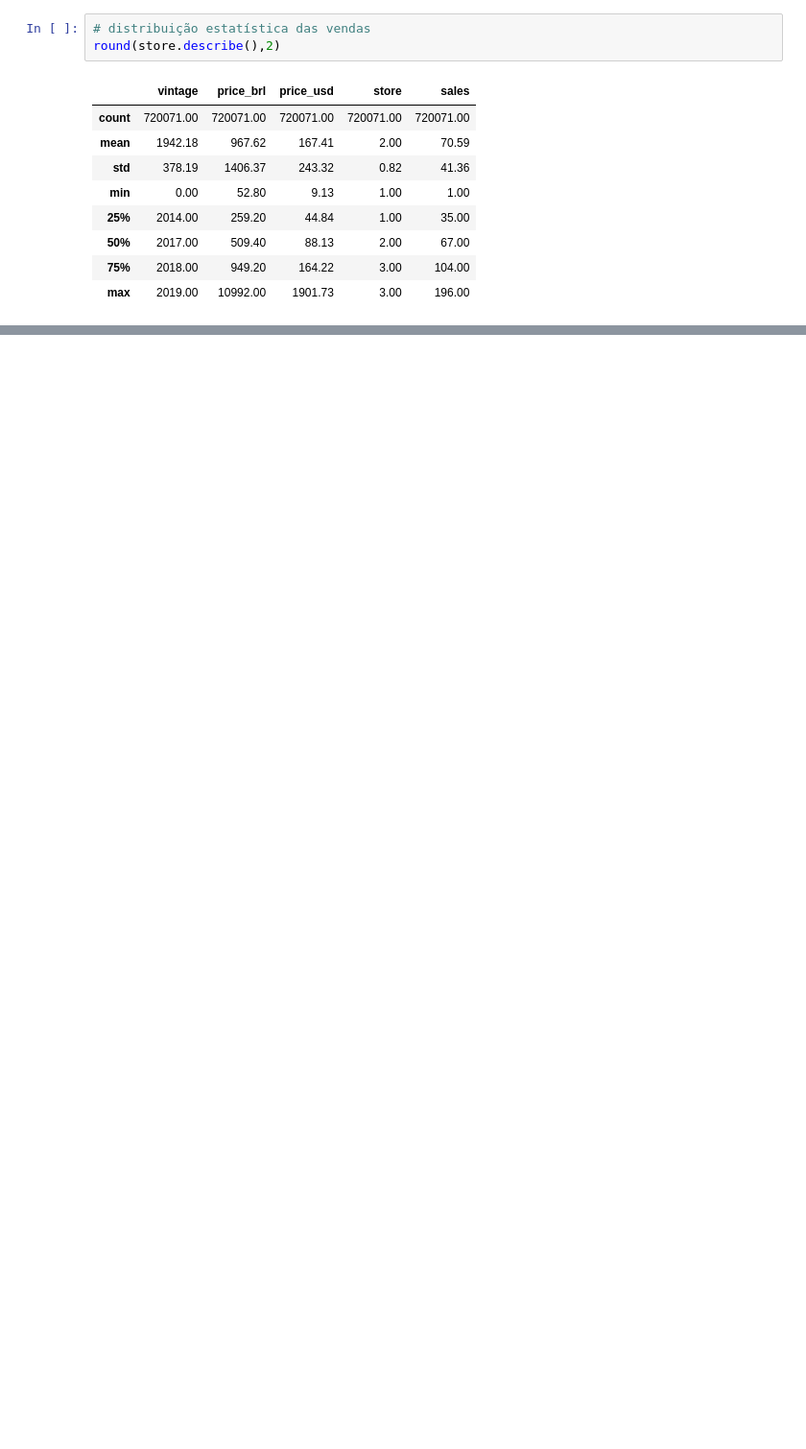
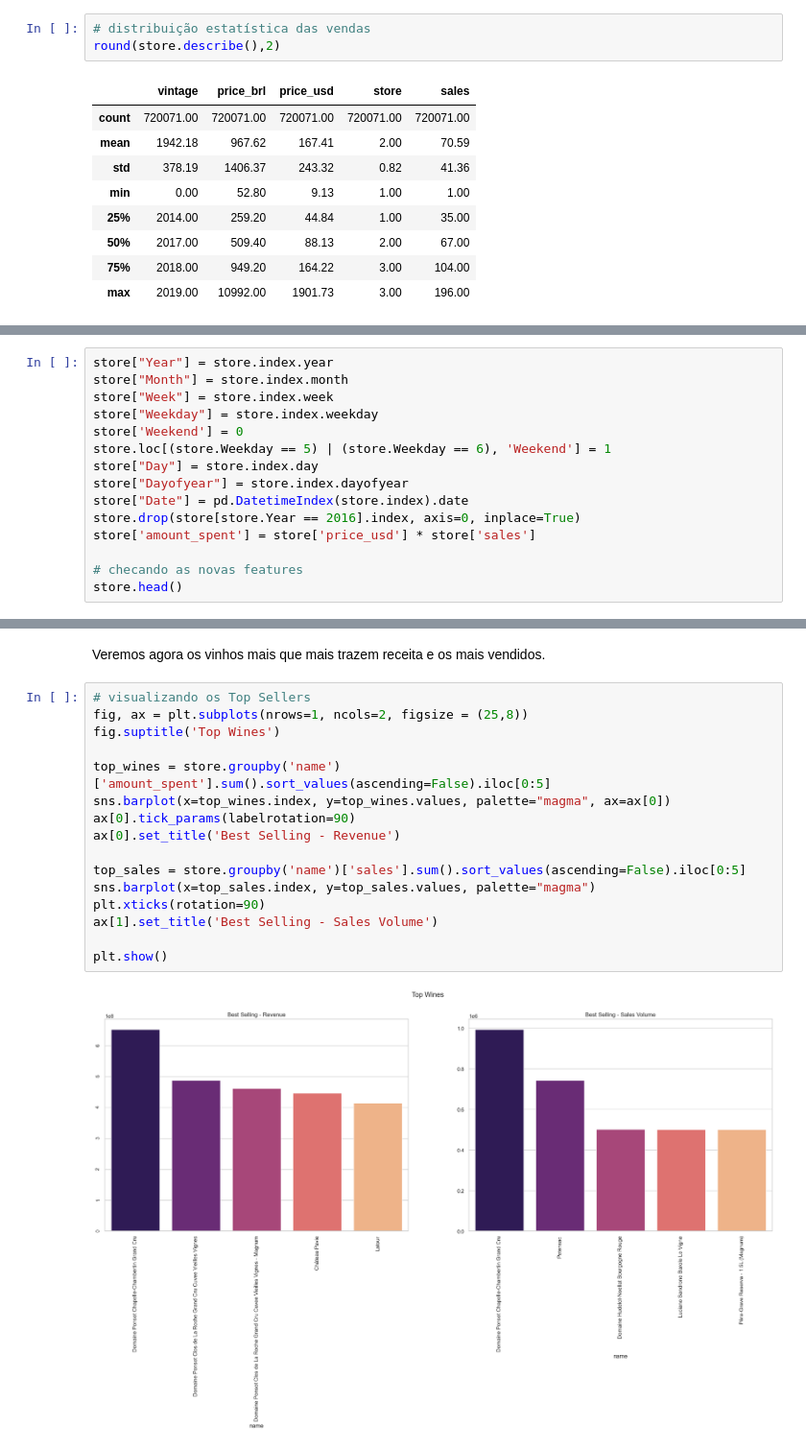
Before and after one commit to danielesantiago/Data-Science, a Jupyter notebook: Análises/Previsão de Demanda de Vinhos com Séries Temporais.ipynb, the cells around one changed output, grey strips where cells are left out. Shown at 96% size. Cells and saved outputs as stored; diff of their text form; blank space fills up the shorter version.

```diff
--- a/Análises/Previsão de Demanda de Vinhos com Séries Temporais.ipynb
+++ b/Análises/Previsão de Demanda de Vinhos com Séries Temporais.ipynb
@@ -379,0 +407,15 @@ round(store.describe(),2)
+# %%
+store["Year"] = store.index.year
+store["Month"] = store.index.month
+store["Week"] = store.index.week
+store["Weekday"] = store.index.weekday
+store['Weekend'] = 0
+store.loc[(store.Weekday == 5) | (store.Weekday == 6), 'Weekend'] = 1
+store["Day"] = store.index.day
+store["Dayofyear"] = store.index.dayofyear
+store["Date"] = pd.DatetimeIndex(store.index).date
+store.drop(store[store.Year == 2016].index, axis=0, inplace=True)
+store['amount_spent'] = store['price_usd'] * store['sales']
+
+# checando as novas features
+store.head()
@@ -379,0 +430,20 @@ round(store.describe(),2)
+# %% [markdown]
+Veremos agora os vinhos mais que mais trazem receita e os mais vendidos.
+# %%
+# visualizando os Top Sellers
+fig, ax = plt.subplots(nrows=1, ncols=2, figsize = (25,8))
+fig.suptitle('Top Wines')
+
+top_wines = store.groupby('name')['amount_spent'].sum().sort_values(ascending=False).iloc[0:5]
+sns.barplot(x=top_wines.index, y=top_wines.values, palette="magma", ax=ax[0])
+ax[0].tick_params(labelrotation=90)
+ax[0].set_title('Best Selling - Revenue')
+
+top_sales = store.groupby('name')['sales'].sum().sort_values(ascending=False).iloc[0:5]
+sns.barplot(x=top_sales.index, y=top_sales.values, palette="magma")
+plt.xticks(rotation=90)
+ax[1].set_title('Best Selling - Sales Volume')
+
+plt.show()
+# %% [output]
+[figure, added]
```
Also changed, not shown: parts of 55 cells of this notebook.
